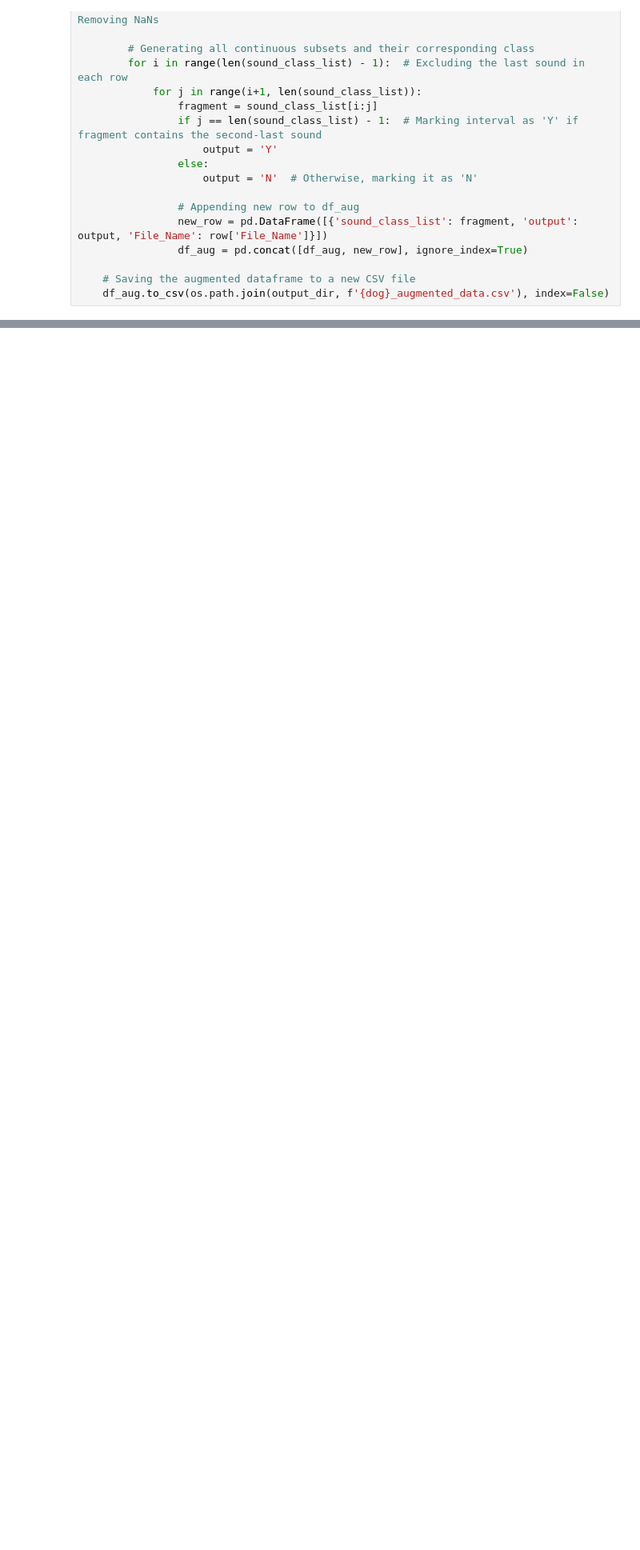
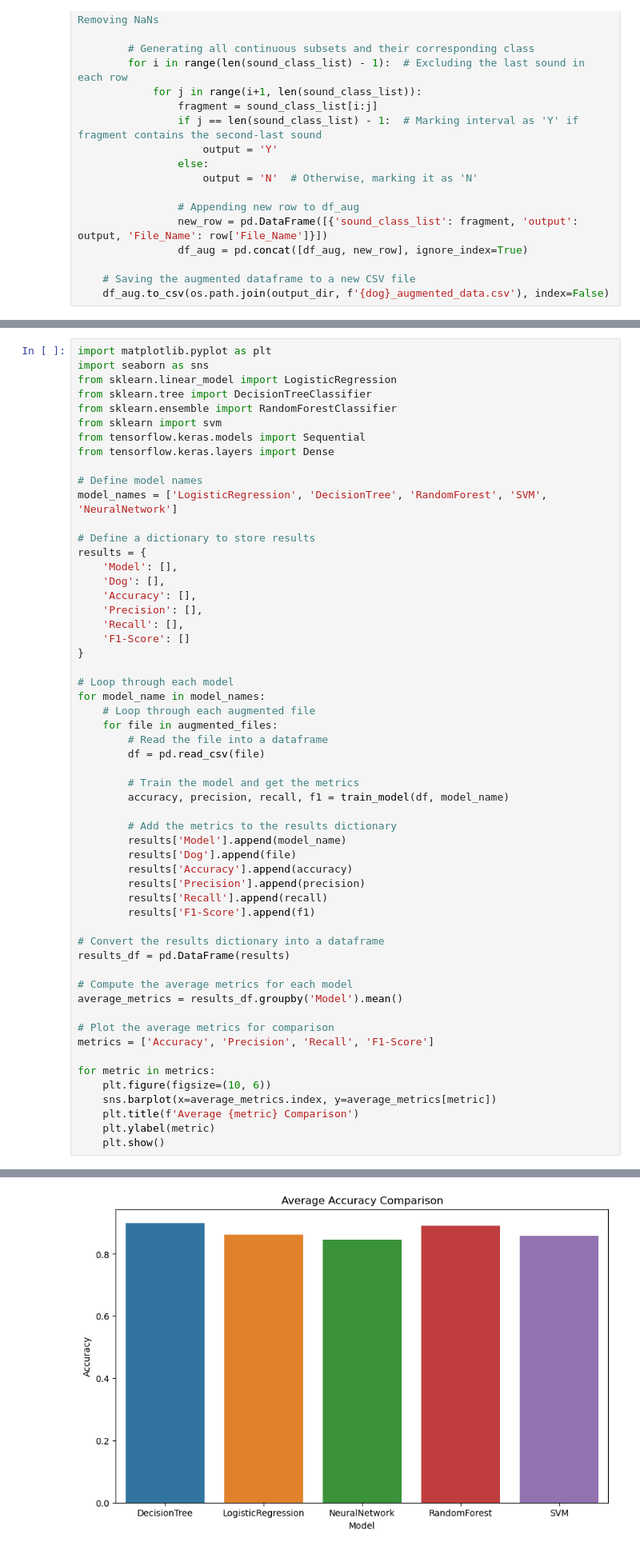
Before and after one commit to zzzl0728/predicting-and-avoiding-dog-barking-behaviour, a Jupyter notebook: data-augmentation.ipynb, the cells around one changed output, grey strips where cells are left out. Shown at 80% size. Drawn from its saved outputs; the diff is of its cells as text; blank space fills up the shorter version.

```diff
--- a/data-augmentation.ipynb
+++ b/data-augmentation.ipynb
@@ -109,0 +110,57 @@ NameError: name 'data' is not defined
+# %%
+import matplotlib.pyplot as plt
+import seaborn as sns
+from sklearn.linear_model import LogisticRegression
+from sklearn.tree import DecisionTreeClassifier
+from sklearn.ensemble import RandomForestClassifier
+from sklearn import svm
+from tensorflow.keras.models import Sequential
+from tensorflow.keras.layers import Dense
+
+# Define model names
+model_names = ['LogisticRegression', 'DecisionTree', 'RandomForest', 'SVM', 'NeuralNetwork']
+
+# Define a dictionary to store results
+results = {
+    'Model': [],
+    'Dog': [],
+    'Accuracy': [],
+    'Precision': [],
+    'Recall': [],
+    'F1-Score': []
+}
+
+# Loop through each model
+for model_name in model_names:
+    # Loop through each augmented file
+    for file in augmented_files:
+        # Read the file into a dataframe
+        df = pd.read_csv(file)
+
+        # Train the model and get the metrics
+        accuracy, precision, recall, f1 = train_model(df, model_name)
+
+        # Add the metrics to the results dictionary
+        results['Model'].append(model_name)
+        results['Dog'].append(file)
+        results['Accuracy'].append(accuracy)
+        results['Precision'].append(precision)
+        results['Recall'].append(recall)
+        results['F1-Score'].append(f1)
+
+# Convert the results dictionary into a dataframe
+results_df = pd.DataFrame(results)
+
+# Compute the average metrics for each model
+average_metrics = results_df.groupby('Model').mean()
+
+# Plot the average metrics for comparison
+metrics = ['Accuracy', 'Precision', 'Recall', 'F1-Score']
+
+for metric in metrics:
+    plt.figure(figsize=(10, 6))
+    sns.barplot(x=average_metrics.index, y=average_metrics[metric])
+    plt.title(f'Average {metric} Comparison')
+    plt.ylabel(metric)
+    plt.show()
+# %% [output]
@@ -109,0 +179 @@ NameError: name 'data' is not defined
+[figure, added]
```
Also changed, not shown: parts of 4 cells of this notebook, 1 other file.
